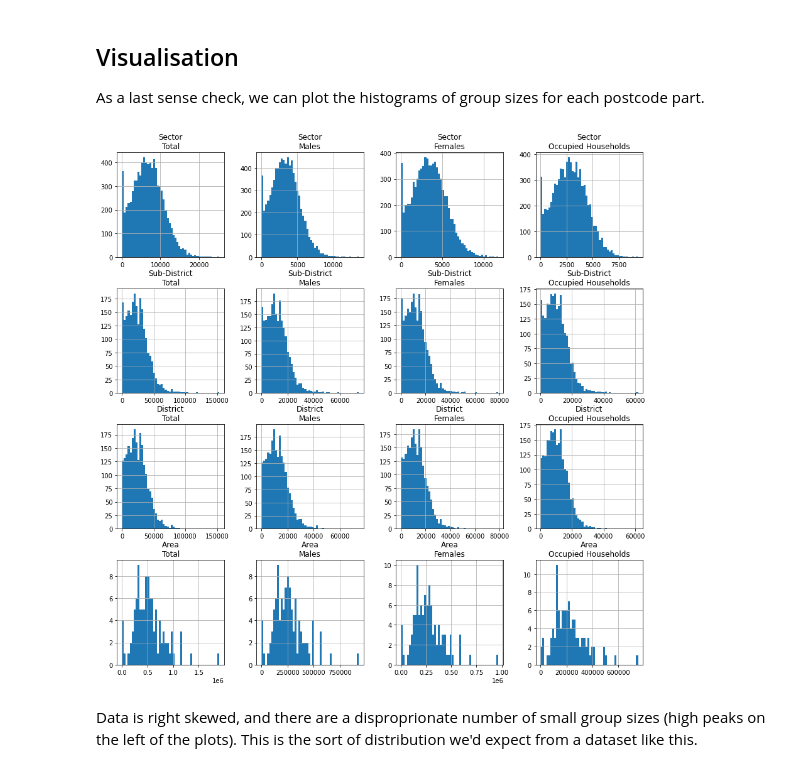
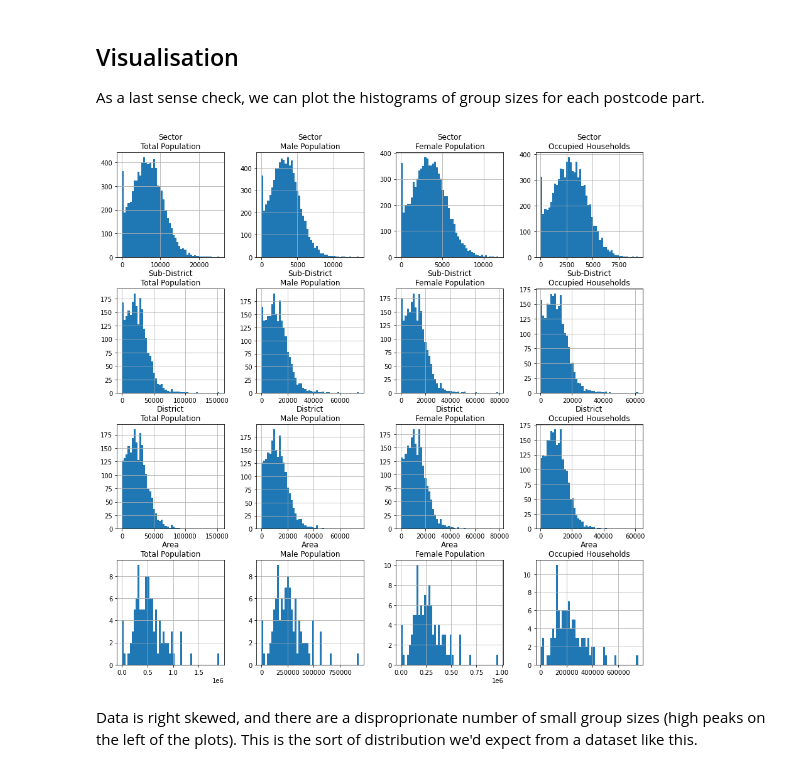
Before and after one commit to adhardy/mirador-task-sheet, a Jupyter notebook: postcode analysis/postcodes.ipynb, the cells around one changed output. Drawn from its saved outputs; the diff is of its cells as text; code cells hidden in the pictures.

Commit message:
replaced "metric" with "population"

```diff
--- a/postcode analysis/postcodes.ipynb
+++ b/postcode analysis/postcodes.ipynb
@@ -93,6 +93,7 @@ These represent increasingly larger geographical areas (with the smallest being
 regex_str = r"^(((([A-Z]{1,2})[0-9]{1,2})[A-Z]?)\s*[0-9])[A-Z]{2}$"
 postcode_parts = ["Sector", "Sub-District", "District", "Area"]
 df_postcodes[postcode_parts] = df_postcodes["Postcode"].str.extract(regex_str)
-df_postcodes = df_postcodes.rename(columns={"Occupied_Households":"Occupied Households"})
+#rename columns to be more descriptive
+df_postcodes = df_postcodes.rename(columns={"Occupied_Households":"Occupied Households", "Total":"Total Population", "Males":"Male Population", "Females":"Female Population"})
 df_postcodes
 # %% [output]
@@ -145,21 +146,21 @@ As a last sense check, we can plot the histograms of group sizes for each postco
 # %%
 import matplotlib.pyplot as plt
 
-metrics = ["Total", "Males", "Females", "Occupied Households"]
+populations = ["Total Population", "Male Population", "Female Population", "Occupied Households"]
 fig, axs = plt.subplots(4,4, figsize=(15,15))
 plt.subplots_adjust(wspace=0.2,
                     hspace=0.2)
 
 df_part = {}
 for i in range(0,len(postcode_parts)):
-    for j in range(0,len(metrics)):
+    for j in range(0,len(populations)):
         part = postcode_parts[i]
-        metric = metrics[j]
+        population = populations[j]
         df_part[part] = df_postcodes.groupby(by=part).sum()
-        df_part[part].hist(column=metric, layout=(1,4), ax=axs[i,j], bins=50)
-        axs[i,j].set_title(f"{part}\n{metric}")
+        df_part[part].hist(column=population, layout=(1,4), ax=axs[i,j], bins=50)
+        axs[i,j].set_title(f"{part}\n{population}")
 # %% [output]
-[figure, old version]
+[figure, new version]
 # %% [markdown]
 Data is right skewed, and there are a disproprionate number of small group sizes (high peaks on the left of the plots). This is the sort of distribution we'd expect from a dataset like this.
 # %% [markdown]
```
Also changed, not shown: parts of 8 cells of this notebook.
